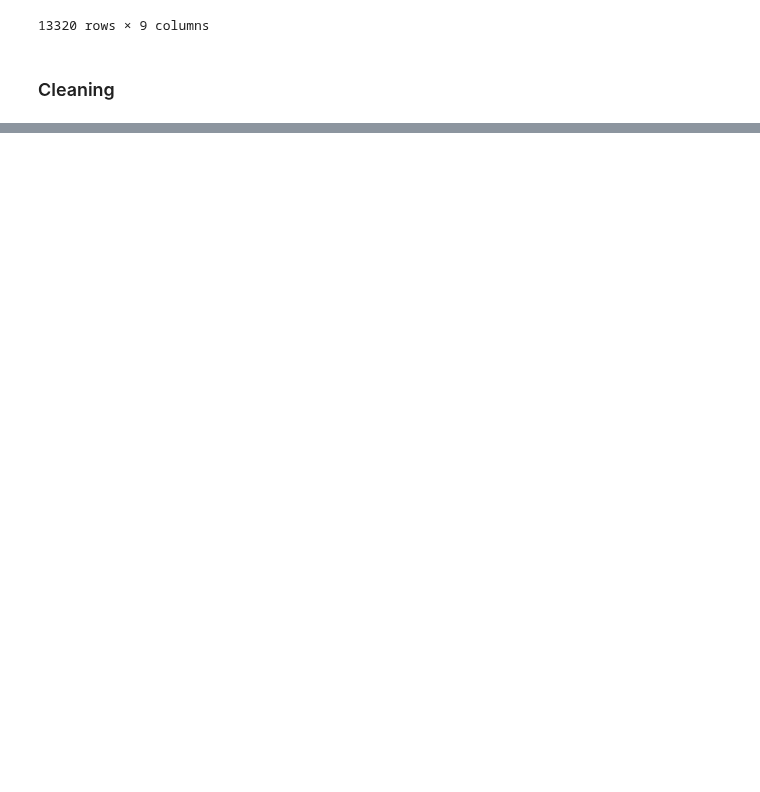
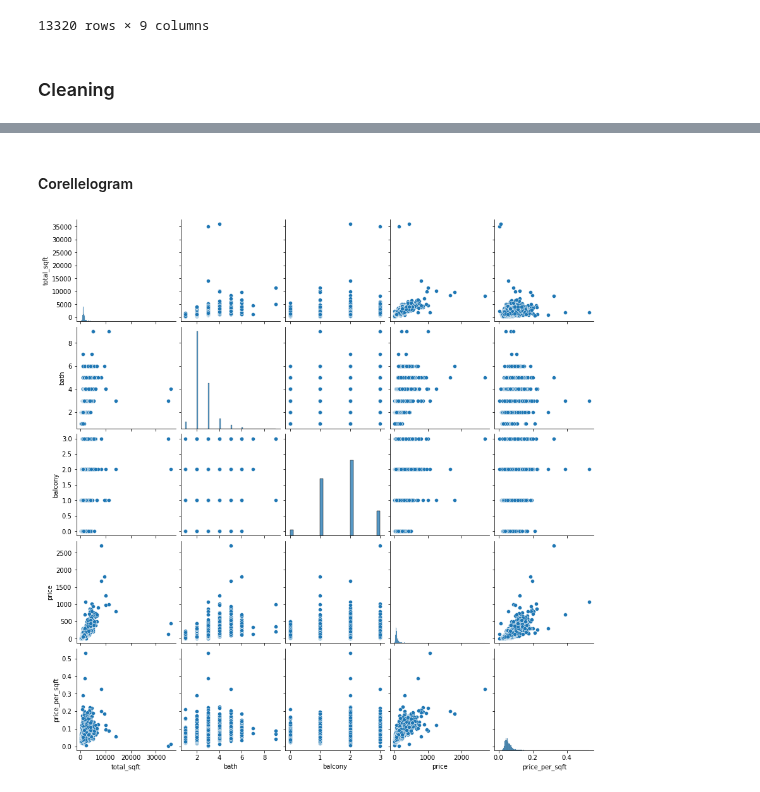
Before and after one commit to mananbhatt5/Tamid-TechEdu-S22, a Jupyter notebook: Week6/Week 6 Code.ipynb, the cells around one changed output, grey strips where cells are left out. Cells and saved outputs as stored; diff of their text form; code cells hidden in the pictures; blank space fills up the shorter version.

```diff
--- a/Week6/Week 6 Code.ipynb
+++ b/Week6/Week 6 Code.ipynb
@@ -67,0 +136,7 @@ ValueError: could not convert string to float: '1500Sq. Meter'
+# %% [markdown]
+#### Corellelogram ####
+# %%
+sns.pairplot(df2)
+plt.show()
+# %% [output]
+[figure, added]
```
Also changed, not shown: parts of 20 cells of this notebook, 1 other file.
